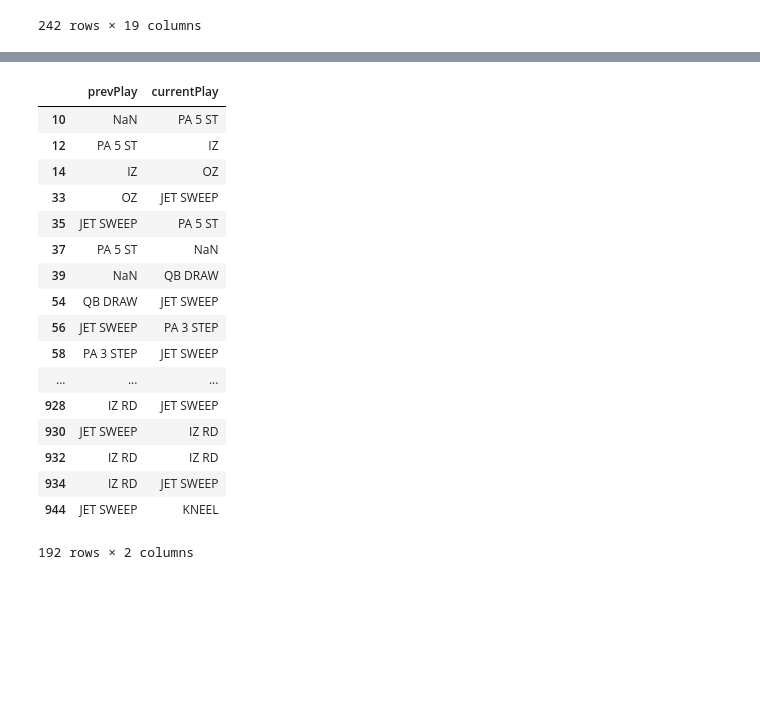
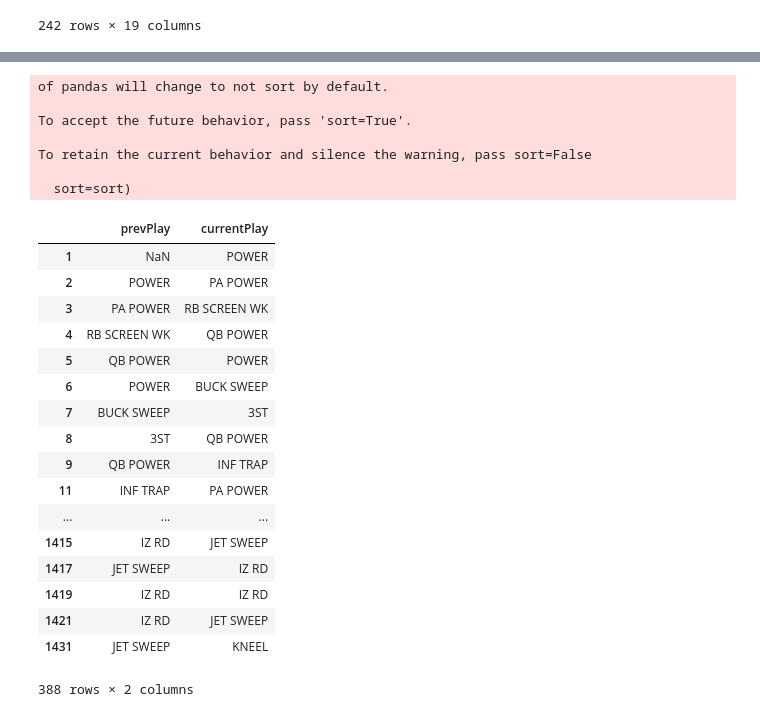
Before and after one commit to FutureGM/Gameplay_Analysis, a Jupyter notebook: hudl.ipynb, the cells around one changed output, grey strips where cells are left out. Cells and saved outputs as stored; diff of their text form; code cells hidden in the pictures; blank space fills up the shorter version.

```diff
--- a/hudl.ipynb
+++ b/hudl.ipynb
@@ -277,38 +243,45 @@ all_data.head()
 # %%
 def playByPlay():
     #Combine all xlsx files into 1 Dataframe
     all_data = pd.DataFrame()
-    for f in glob.glob(r"C:\Users\Michael Diaz\Desktop\Personal_Projects\Analysis\*.xlsx"):
+    for f in glob.glob(r"C:\Users\User\Desktop\Personal_Projects\Gameplay_Analysis\*.xlsx"):
         df = pd.read_excel(f)
         all_data = all_data.append(df, ignore_index=True)
     #Predict current and following playcall
     all_data = all_data.dropna(subset=["OFF FORM"])
     all_data["PREVIOUS PLAY"] = all_data["OFF PLAY"].shift(1)
     all_data["prevPlay"] = all_data["PREVIOUS PLAY"]
     all_data["currentPlay"] = all_data["OFF PLAY"]
     prediction = all_data[["prevPlay", "currentPlay"]]
 #     rpiOff = table.to_csv("rpiOFF.csv")
     return prediction
 playByPlay()
 # %% [output]
+of pandas will change to not sort by default.
+
+To accept the future behavior, pass 'sort=True'.
+
+To retain the current behavior and silence the warning, pass sort=False
+
+  sort=sort)
 |  | prevPlay | currentPlay |
-| 10 | NaN | PA 5 ST |
-| 12 | PA 5 ST | IZ |
-| 14 | IZ | OZ |
-| 33 | OZ | JET SWEEP |
-| 35 | JET SWEEP | PA 5 ST |
-| 37 | PA 5 ST | NaN |
-| 39 | NaN | QB DRAW |
-| 54 | QB DRAW | JET SWEEP |
-| 56 | JET SWEEP | PA 3 STEP |
-| 58 | PA 3 STEP | JET SWEEP |
+| 1 | NaN | POWER |
+| 2 | POWER | PA POWER |
+| 3 | PA POWER | RB SCREEN WK |
+| 4 | RB SCREEN WK | QB POWER |
+| 5 | QB POWER | POWER |
+| 6 | POWER | BUCK SWEEP |
+| 7 | BUCK SWEEP | 3ST |
+| 8 | 3ST | QB POWER |
+| 9 | QB POWER | INF TRAP |
+| 11 | INF TRAP | PA POWER |
 | ... | ... | ... |
-| 928 | IZ RD | JET SWEEP |
-| 930 | JET SWEEP | IZ RD |
-| 932 | IZ RD | IZ RD |
-| 934 | IZ RD | JET SWEEP |
-| 944 | JET SWEEP | KNEEL |
+| 1415 | IZ RD | JET SWEEP |
+| 1417 | JET SWEEP | IZ RD |
+| 1419 | IZ RD | IZ RD |
+| 1421 | IZ RD | JET SWEEP |
+| 1431 | JET SWEEP | KNEEL |
-192 rows × 2 columns
+388 rows × 2 columns
 # %%
 def prediction():
     #Combine all xlsx files into 1 Dataframe
```
Also changed, not shown: parts of 12 cells of this notebook, 3 other files.
